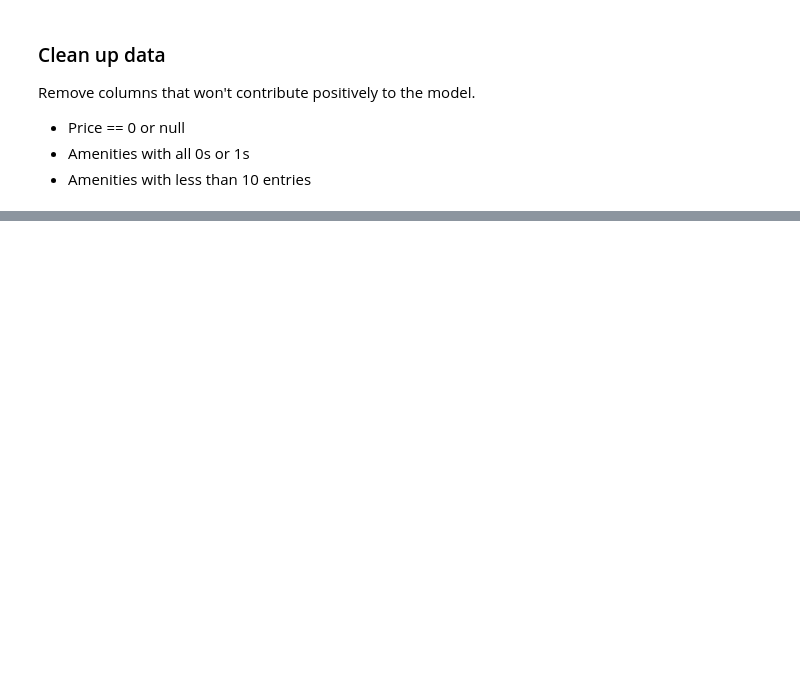
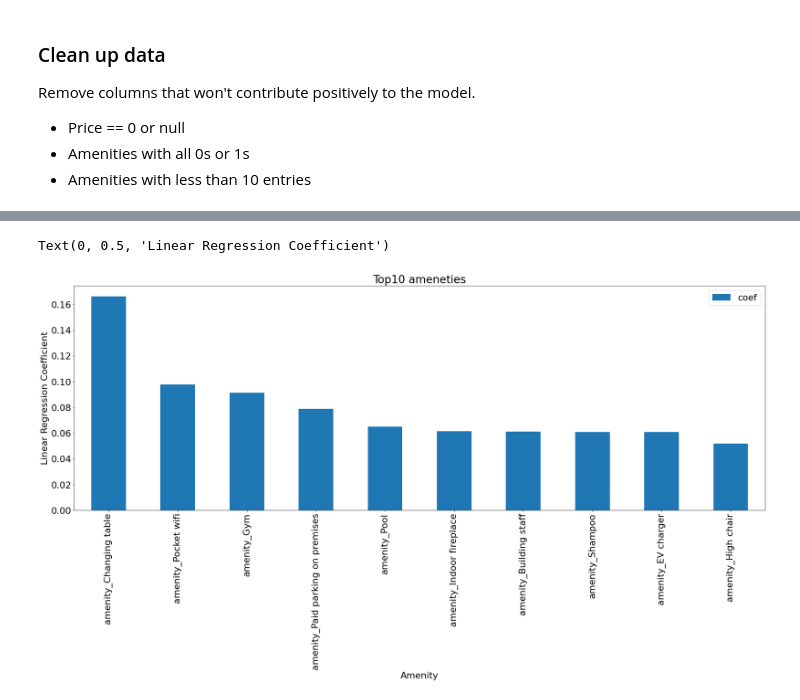
Before and after one commit to gandola/udacity-ds-program, a Jupyter notebook: Project1/PriceModel.ipynb, the cells around one changed output, grey strips where cells are left out. Saved outputs shown, nothing was run; the diff lists cells and outputs as text; code cells hidden in the pictures; blank space fills up the shorter version.

```diff
--- a/Project1/PriceModel.ipynb
+++ b/Project1/PriceModel.ipynb
@@ -177,12 +318,9 @@ price_distribution.hist(figsize=(20, 20), bins=25)
 # %%
-def train_model(df, cols_to_drop):
-    X = df.drop(columns=(['id', 'price'] + cols_to_drop)) #all_features_df.drop(columns=columns_to_drop, axis=1)
+def train_model(df, cols_to_drop, test_size):
+    X = df.drop(columns=(['id', 'price'] + cols_to_drop))
     y, _ = stats.boxcox(df["price"])
 
-    X['accommodates'],_= stats.boxcox(X['accommodates'])
-    X['review_scores_rating'],_= stats.boxcox(X['review_scores_rating'])
-
-    X_train, X_test, y_train, y_test = train_test_split(X, y, test_size=.3, random_state=1)
+    X_train, X_test, y_train, y_test = train_test_split(X, y, test_size=test_size, random_state=1)
 
     lm_model = LinearRegression(normalize=True) # Instantiate
     lm_model.fit(X_train, y_train) #Fit
@@ -199,3 +341,3 @@ def train_model(df, cols_to_drop):
 # %%
-X, y, X_train, X_test, y_train, y_test, y_test_preds, y_train_preds, test_score, train_score, lm_model = train_model(all_features_df, ['id', 'price'])
+X, y, X_train, X_test, y_train, y_test, y_test_preds, y_train_preds, test_score, train_score, lm_model = train_model(all_features_df, ['id', 'price'], .3)
 print("The rsquared on the training data is {}. The rsquared on the test data is {}.".format(train_score, test_score))
@@ -202,2 +346,4 @@ print("The rsquared on the training data is {}. The rsquared on the test data is
 # %%
 coefs = c.get_model_coefs(lm_model, X)
+coefs_sorted = sorted(coefs.items(), key=operator.itemgetter(1), reverse=True)
+coefs_sorted
@@ -208,0 +368,4 @@ sorted_coefs
+# %%
+amenities_coefs = dict([(key, value) for (key, value) in coefs_sorted if key.startswith("amenity_")])
+amenities_coefs_df = pd.DataFrame.from_dict(amenities_coefs, orient='index', columns=['coef'])
+amenities_coefs_df
@@ -208,0 +390,8 @@ sorted_coefs
+# %%
+plt.rcParams.update({'font.size': 22})
+ax = amenities_coefs_df.head(10).plot(kind='bar', figsize=(30,10), title='Top10 ameneties')
+ax.set_xlabel("Amenity")
+ax.set_ylabel("Linear Regression Coefficient")
+# %% [output]
+Text(0, 0.5, 'Linear Regression Coefficient')
+[figure, added]
```
Also changed, not shown: parts of 23 cells of this notebook, 4 other files.
